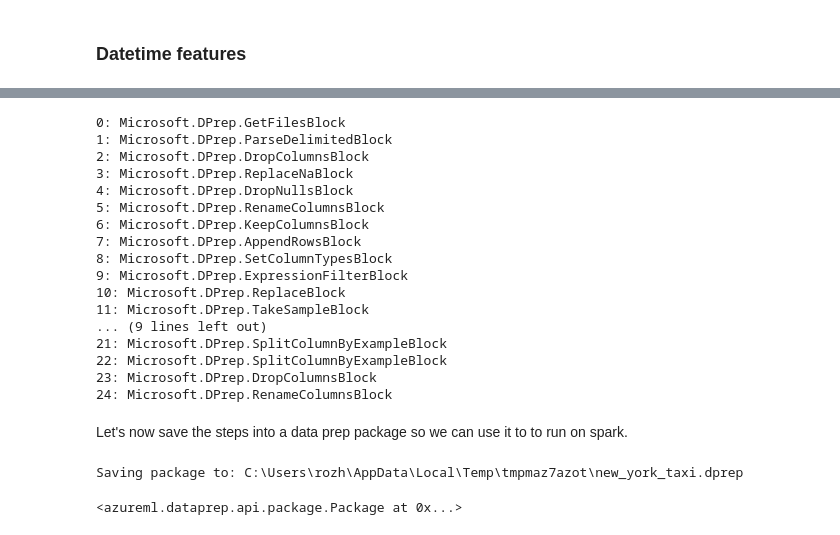
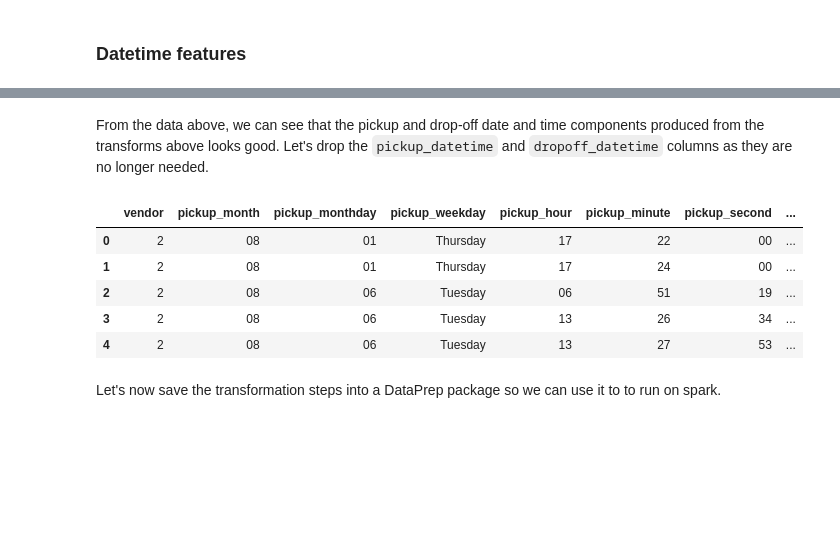
Before and after one commit to codybushnell/AMLDataPrepDocs, a Jupyter notebook: Scenarios/NYTaxiCab/01.new_york_taxi.ipynb, the cells around one changed output, grey strips where cells are left out. Saved outputs shown, nothing was run; the diff lists cells and outputs as text; code cells hidden in the pictures; blank space fills up the shorter version.

```diff
--- a/Scenarios/NYTaxiCab/01.new_york_taxi.ipynb
+++ b/Scenarios/NYTaxiCab/01.new_york_taxi.ipynb
@@ -256,2 +285,2 @@ tmp_df.head(5)
 # %%
-sample_df = tmp_df
+combined_df = tmp_df
@@ -260,21 +286,0 @@ Let's remove the sample step used for speeding up the learning block
-# %%
-for num, step in zip(range(len(sample_df.get_steps())), sample_df.get_steps()):
-    print("{}: {}".format(num, step.step_type))
-# %% [output]
-0: Microsoft.DPrep.GetFilesBlock
-1: Microsoft.DPrep.ParseDelimitedBlock
-2: Microsoft.DPrep.DropColumnsBlock
-3: Microsoft.DPrep.ReplaceNaBlock
-4: Microsoft.DPrep.DropNullsBlock
-5: Microsoft.DPrep.RenameColumnsBlock
-6: Microsoft.DPrep.KeepColumnsBlock
-7: Microsoft.DPrep.AppendRowsBlock
-8: Microsoft.DPrep.SetColumnTypesBlock
-9: Microsoft.DPrep.ExpressionFilterBlock
-10: Microsoft.DPrep.ReplaceBlock
-11: Microsoft.DPrep.TakeSampleBlock
-... (9 lines left out)
-21: Microsoft.DPrep.SplitColumnByExampleBlock
-22: Microsoft.DPrep.SplitColumnByExampleBlock
-23: Microsoft.DPrep.DropColumnsBlock
-24: Microsoft.DPrep.RenameColumnsBlock
@@ -283,0 +287,12 @@ final_df.write_to_csv(directory_path=dprep.LocalFileOutput(path=path.join(output
+# %% [markdown]
+From the data above, we can see that the pickup and drop-off date and time components produced from the transforms above looks good. Let's drop the `pickup_datetime` and `dropoff_datetime` columns as they are no longer needed.
+# %%
+tmp_df = combined_df.drop_columns(columns=["pickup_datetime", "dropoff_datetime"])
+tmp_df.head(5)
+# %% [output]
+|  | vendor | pickup_month | pickup_monthday | pickup_weekday | pickup_hour | pickup_minute | pickup_second | ... |
+| 0 | 2 | 08 | 01 | Thursday | 17 | 22 | 00 | ... |
+| 1 | 2 | 08 | 01 | Thursday | 17 | 24 | 00 | ... |
+| 2 | 2 | 08 | 06 | Tuesday | 06 | 51 | 19 | ... |
+| 3 | 2 | 08 | 06 | Tuesday | 13 | 26 | 34 | ... |
+| 4 | 2 | 08 | 06 | Tuesday | 13 | 27 | 53 | ... |
@@ -284,10 +301,6 @@ final_df.write_to_csv(directory_path=dprep.LocalFileOutput(path=path.join(output
 # %% [markdown]
-Let's now save the steps into a data prep package so we can use it to to run on spark.
+Let's now save the transformation steps into a DataPrep package so we can use it to to run on spark.
 # %%
-final_df = final_df.set_name(name="nyc_taxi")
-print("Saving package to: {}".format(package_path))
-package = dprep.Package(arg=final_df)
-package.save(file_path=package_path)
+combined_df = combined_df.set_name(name="nyc_taxi")
+package = dprep.Package(arg=combined_df)
+package = package.save(file_path=package_path)
-# %% [output]
-Saving package to: C:\Users\rozh\AppData\Local\Temp\tmpmaz7azot\new_york_taxi.dprep
-<azureml.dataprep.api.package.Package at 0x...>
```
Also changed, not shown: parts of 29 cells of this notebook, 1 other file.
